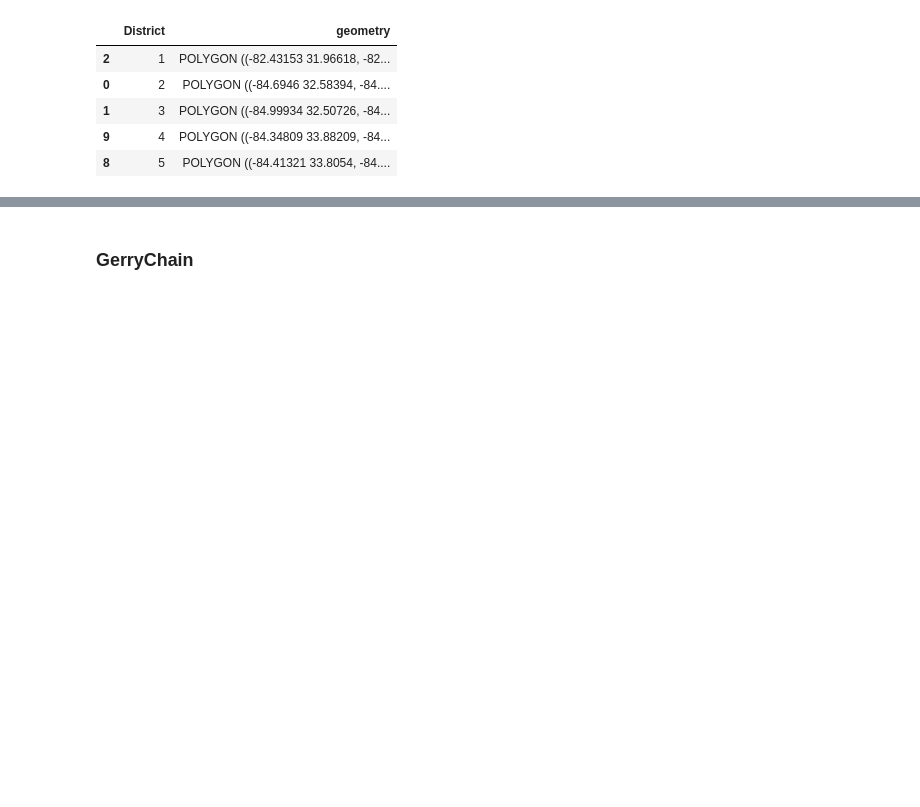
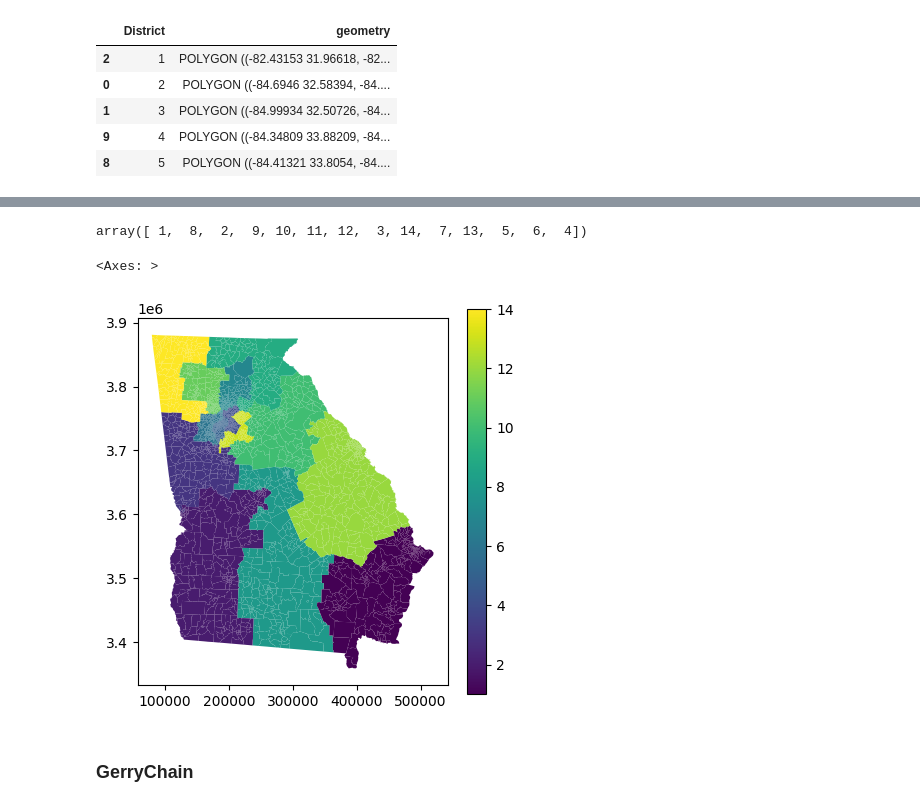
Before and after one commit to CSE416-Rockies/Rockies-VRA-Repeal-Analysis, a Jupyter notebook: preprocessing/GA.ipynb, the cells around one changed output, grey strips where cells are left out. Cells and saved outputs as stored; diff of their text form; code cells hidden in the pictures; blank space fills up the shorter version.

Commit message:
exploring seawulf, added a district column for merged data

```diff
--- a/preprocessing/GA.ipynb
+++ b/preprocessing/GA.ipynb
@@ -603,0 +641,14 @@ congressional_boundaries_df.to_csv("georgia/congressional_boundaries.csv", index
+# %%
+overlay["intersect_area"] = overlay.geometry.area
+# %%
+best = overlay.loc[
+    overlay.groupby("UNIQUE_ID")["intersect_area"].idxmax()
+]
+# %%
+final_assignment = best[["UNIQUE_ID", "District"]].copy()
+# %%
+precincts_with_districts = final_precincts.merge(
+    final_assignment,
+    on="UNIQUE_ID",
+    how="left"
+)
@@ -603,0 +670,4 @@ congressional_boundaries_df.to_csv("georgia/congressional_boundaries.csv", index
+# %%
+precincts_with_districts['District'].unique()
+# %% [output]
+array([ 1,  8,  2,  9, 10, 11, 12,  3, 14,  7, 13,  5,  6,  4])
@@ -604,3 +676,12 @@ congressional_boundaries_df.to_csv("georgia/congressional_boundaries.csv", index
+# %%
+precincts_with_districts.plot(
+    column="District",
+    figsize=(5, 5),
+    legend=True
+)
+# %% [output]
+<Axes: >
+[figure, added]
 # %% [markdown]
 ### GerryChain
 # %%
```
Also changed, not shown: parts of 23 cells of this notebook, 1 other file.
